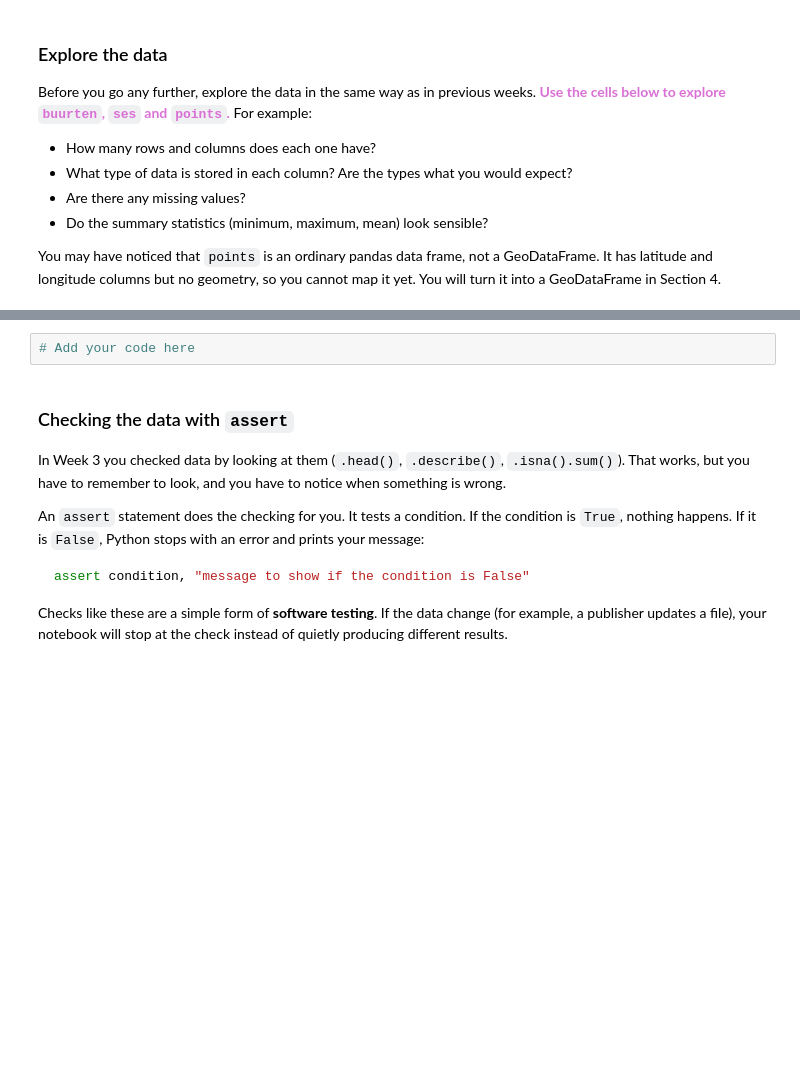
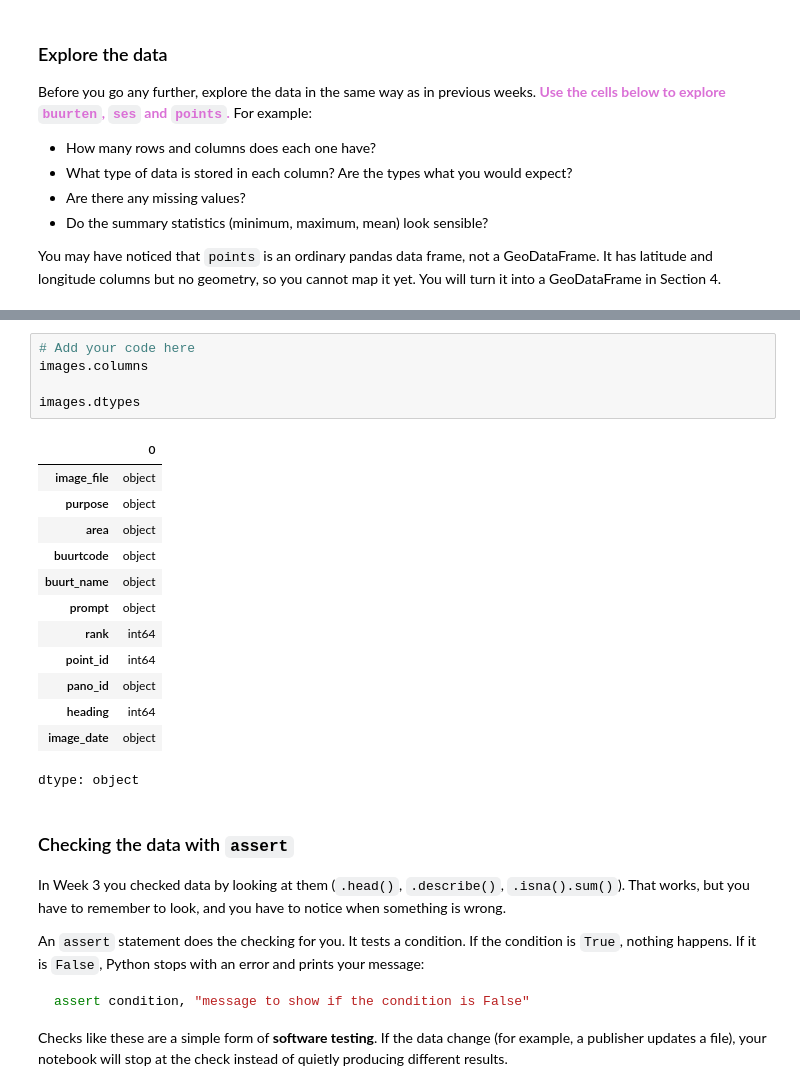
Before and after one commit to ChifuniroBaluwa/GEOG5415, a Jupyter notebook: Week_9_Reproducibility.ipynb, the cells around one changed output, grey strips where cells are left out. Cells and saved outputs as stored; diff of their text form; blank space fills up the shorter version.

```diff
--- a/Week_9_Reproducibility.ipynb
+++ b/Week_9_Reproducibility.ipynb
@@ -169,5 +233,22 @@ You may have noticed that `points` is an ordinary pandas data frame, not a GeoDa
 # %%
 # Add your code here
+images.columns
+
+images.dtypes
+# %% [output]
+|  | 0 |
+| image_file | object |
+| purpose | object |
+| area | object |
+| buurtcode | object |
+| buurt_name | object |
+| prompt | object |
+| rank | int64 |
+| point_id | int64 |
+| pano_id | object |
+| heading | int64 |
+| image_date | object |
+dtype: object
 # %% [markdown]
 ### Checking the data with `assert`
 
```
Also changed, not shown: parts of 25 cells of this notebook.
